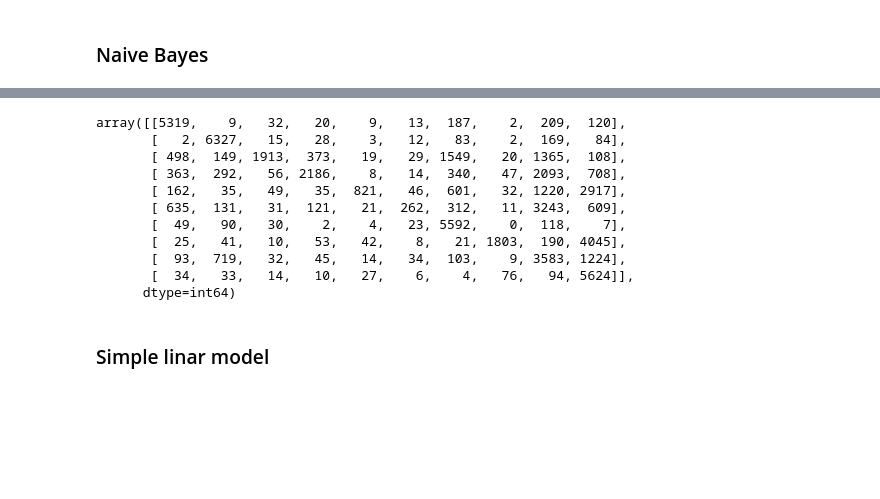
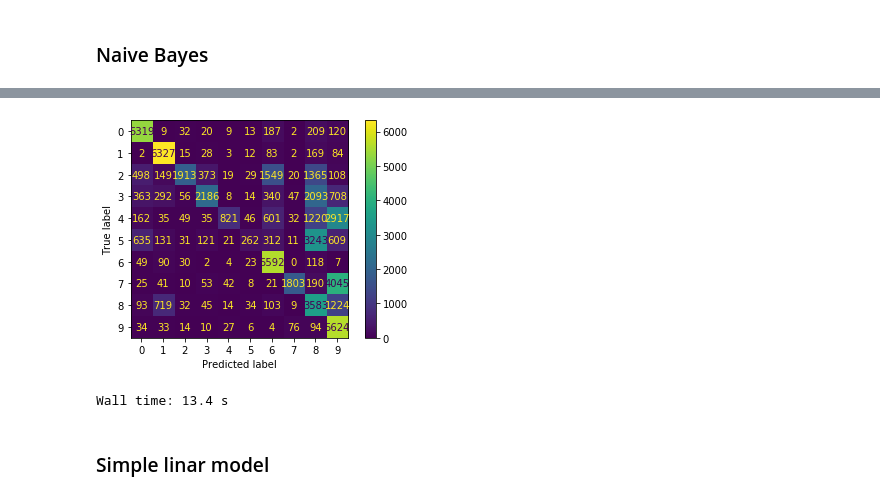
Before and after one commit to dahi84/DataScience21, a Jupyter notebook: Block_5/Assignments/5_a_Classification.ipynb, the cells around one changed output, grey strips where cells are left out. Cells and saved outputs as stored; diff of their text form; code cells hidden in the pictures; blank space fills up the shorter version.

```diff
--- a/Block_5/Assignments/5_a_Classification.ipynb
+++ b/Block_5/Assignments/5_a_Classification.ipynb
@@ -15,4 +24,6 @@ X, y = fetch_openml('mnist_784', version=1, return_X_y=True)
 # %%
 #the full MNIST data set contains 70k samples of digits 0-9 as 28*28 gray scale images (represented as 784 dim vectors)
 np.shape(X)
+X = X.to_numpy()
+type(X)
 # %% [output]
@@ -62,10 +67,7 @@ clf_NB = GaussianNB()
 clf_NB.fit(X_train, y_train)
 y_pred = clf_NB.predict(X_train)
 print("accuracy GaussianNB:", accuracy_score(y_train, y_pred))
-#plot_confusion_matrix(clf_NB, X_train, y_train,
-#                                 display_labels=class_names,
-#                                 cmap=plt.cm.Blues,
-#                                 normalize=normalize)
-confusion_matrix(y_train, y_pred)
+plot_confusion_matrix(clf_NB, X_train, y_train)
+plt.show()
 # %% [output]
 accuracy GaussianNB: 0.5571666666666667
@@ -73,14 +74,5 @@ Wall time: 6.78 s
+[figure, added]
-array([[5319,    9,   32,   20,    9,   13,  187,    2,  209,  120],
-       [   2, 6327,   15,   28,    3,   12,   83,    2,  169,   84],
-       [ 498,  149, 1913,  373,   19,   29, 1549,   20, 1365,  108],
-       [ 363,  292,   56, 2186,    8,   14,  340,   47, 2093,  708],
-       [ 162,   35,   49,   35,  821,   46,  601,   32, 1220, 2917],
-       [ 635,  131,   31,  121,   21,  262,  312,   11, 3243,  609],
-       [  49,   90,   30,    2,    4,   23, 5592,    0,  118,    7],
-       [  25,   41,   10,   53,   42,    8,   21, 1803,  190, 4045],
-       [  93,  719,   32,   45,   14,   34,  103,    9, 3583, 1224],
-       [  34,   33,   14,   10,   27,    6,    4,   76,   94, 5624]],
-      dtype=int64)
+Wall time: 13.4 s
 # %% [markdown]
 ### Simple linar model
 # %%
```
Also changed, not shown: parts of 12 cells of this notebook, 1 other file.
